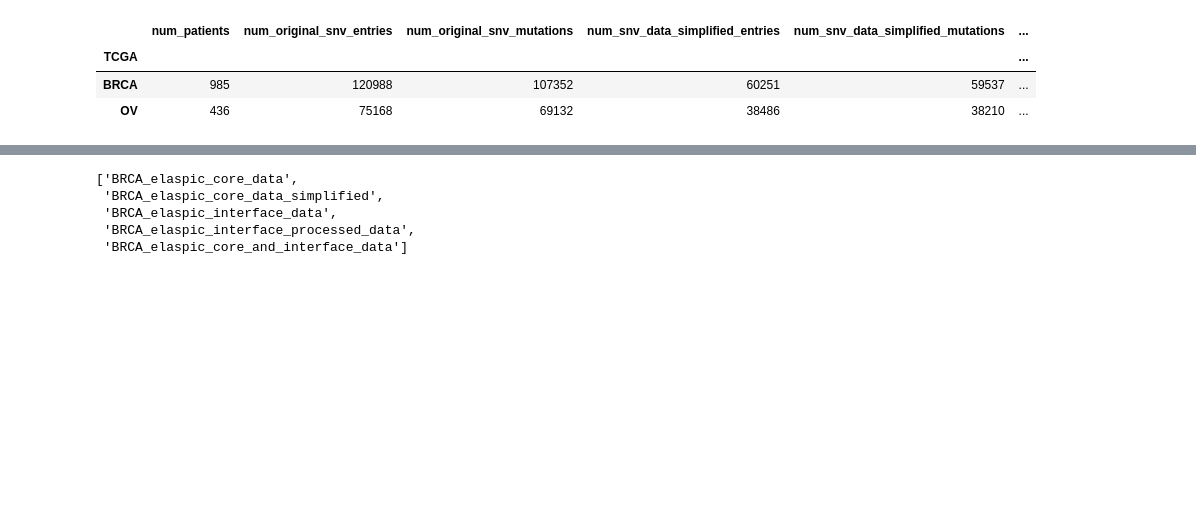
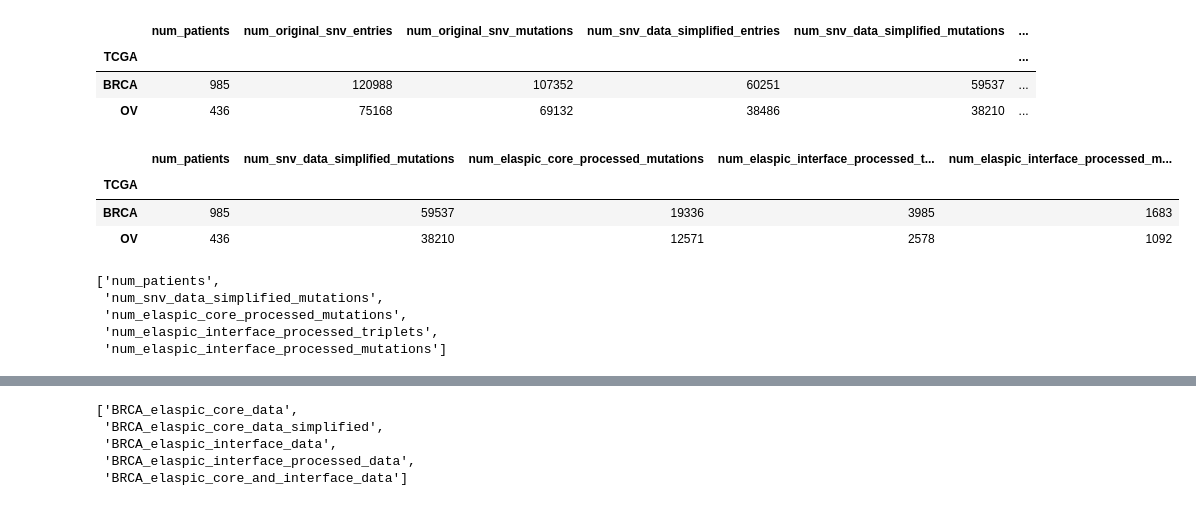
Before and after one commit to ibrahimberb/Predicting-Mutation-Effects, a Jupyter notebook: src/dev/Supp_02.ipynb, the cells around one changed output, grey strips where cells are left out. Cells and saved outputs as stored; diff of their text form; code cells hidden in the pictures; blank space fills up the shorter version.

Commit message:
Update Supplementary 02

```diff
--- a/src/dev/Supp_02.ipynb
+++ b/src/dev/Supp_02.ipynb
@@ -132,3 +132,27 @@ supplementary_table_02
 | OV | 436 | 75168 | 69132 | 38486 | 38210 | ... |
 # %%
 supplementary_table_02.to_csv("Supplementary/Supp_02.csv")
+# %%
+# supplementary table 02 basic
+supplementary_table_02_basic = supplementary_table_02[
+    [
+        "num_patients",
+        "num_snv_data_simplified_mutations",
+        "num_elaspic_core_processed_mutations",
+        "num_elaspic_interface_processed_triplets", "num_elaspic_interface_processed_mutations",
+    ]
+].copy()
+supplementary_table_02_basic
+# %% [output]
+|  | num_patients | num_snv_data_simplified_mutations | num_elaspic_core_processed_mutations | num_elaspic_interface_processed_t... | num_elaspic_interface_processed_m... |
+| TCGA |  |  |  |  |  |
+| BRCA | 985 | 59537 | 19336 | 3985 | 1683 |
+| OV | 436 | 38210 | 12571 | 2578 | 1092 |
+# %%
+list(supplementary_table_02_basic.columns)
+# %% [output]
+['num_patients',
+ 'num_snv_data_simplified_mutations',
+ 'num_elaspic_core_processed_mutations',
+ 'num_elaspic_interface_processed_triplets',
+ 'num_elaspic_interface_processed_mutations']
```
Also changed, not shown: parts of 15 cells of this notebook, 1 other file.
